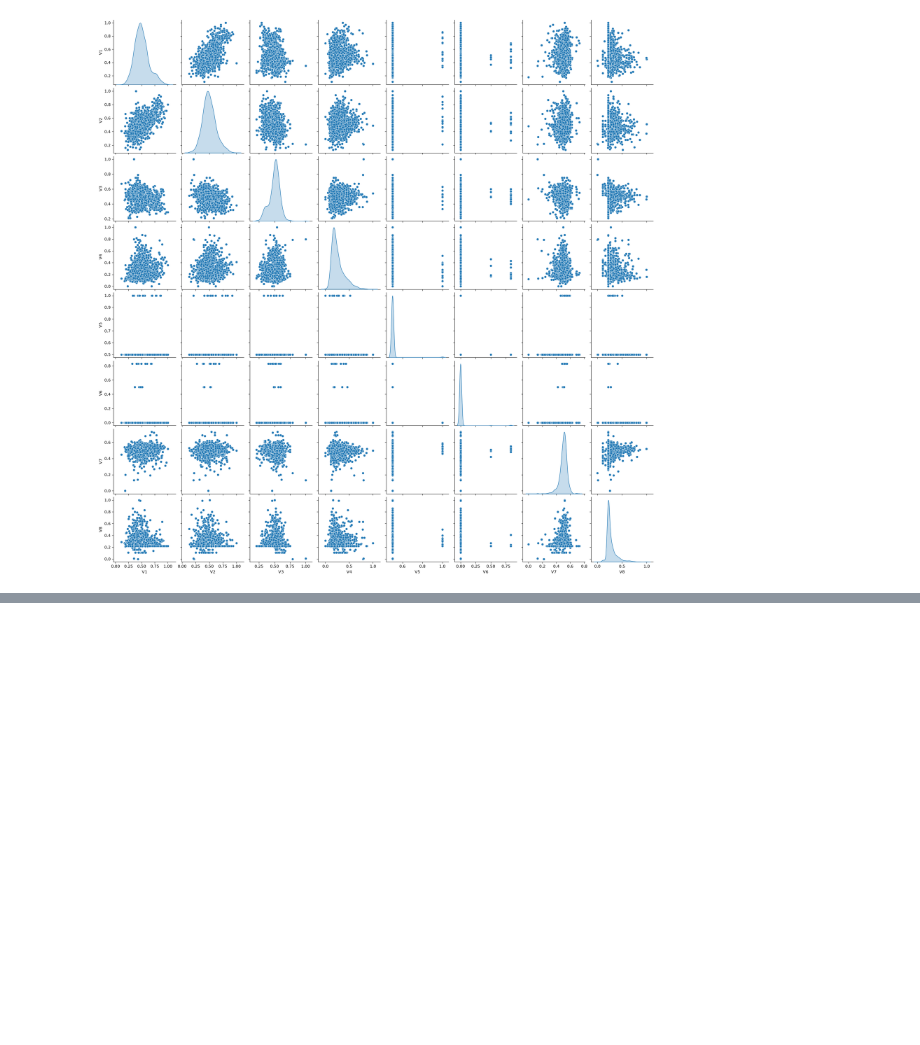
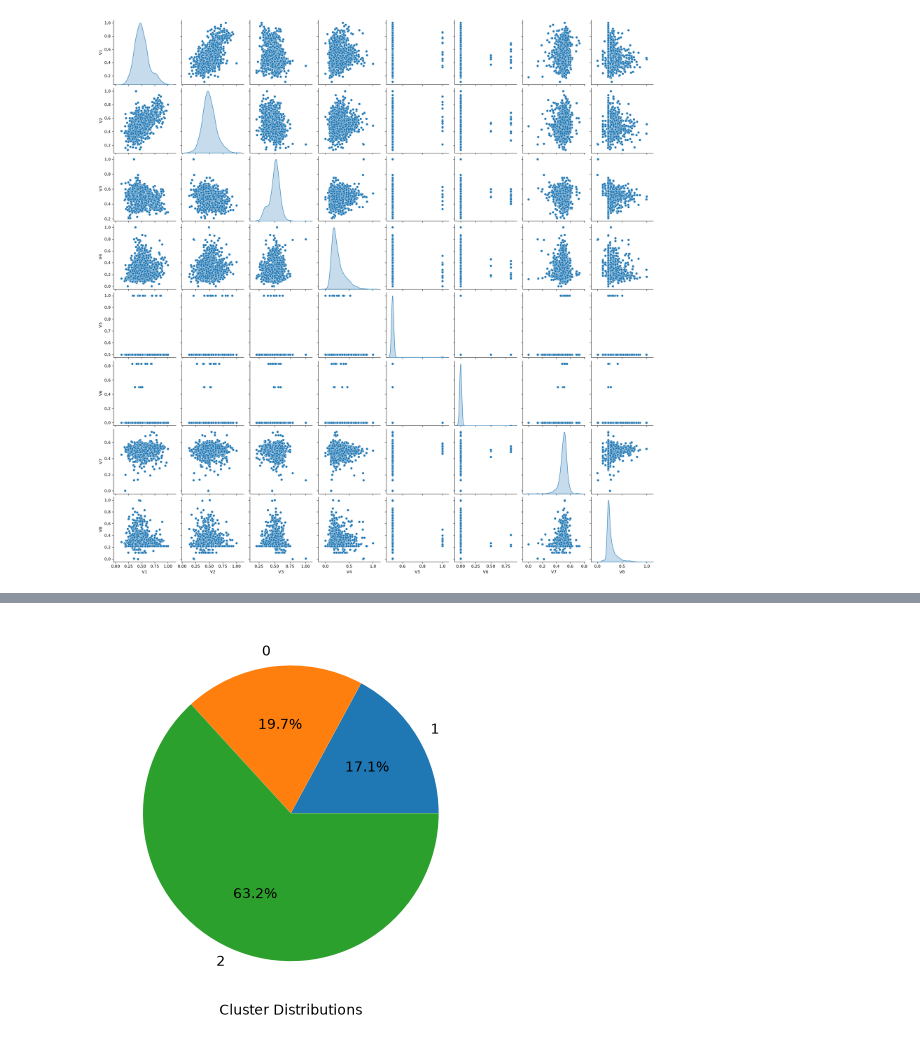
Before and after one commit to sarraGhali/ML-prev-sol, a Jupyter notebook: written-test-2025-06-30-exam-1.ipynb, the cells around one changed output, grey strips where cells are left out. Cells and saved outputs as stored; diff of their text form; code cells hidden in the pictures; blank space fills up the shorter version.

```diff
--- a/written-test-2025-06-30-exam-1.ipynb
+++ b/written-test-2025-06-30-exam-1.ipynb
@@ -126,0 +133,4 @@ variance while keeping clusters far apart; outliers work against both.
+# %%
+# 3. V0 is an identifier: 1484 distinct values for 1484 records, so it carries no
+# information about similarity between records and cannot contribute to clustering.
+df1 = df.drop(columns=['V0', 'V5', 'V6'])
@@ -126,0 +169,11 @@ variance while keeping clusters far apart; outliers work against both.
+# %%
+import matplotlib.pyplot as plt
+from sklearn.cluster import KMeans
+
+km = KMeans(init='random', n_clusters=3, n_init=10, random_state=42)
+km_lables_best = km.fit_predict(df1)
+pd.Series(km_lables_best).value_counts().sort_values().plot(kind='pie', autopct='%1.1f%%')
+plt.xlabel('Cluster Distributions')
+plt.show()
+# %% [output]
+[figure, added]
```
Also changed, not shown: parts of 14 cells of this notebook, 3 other files.
